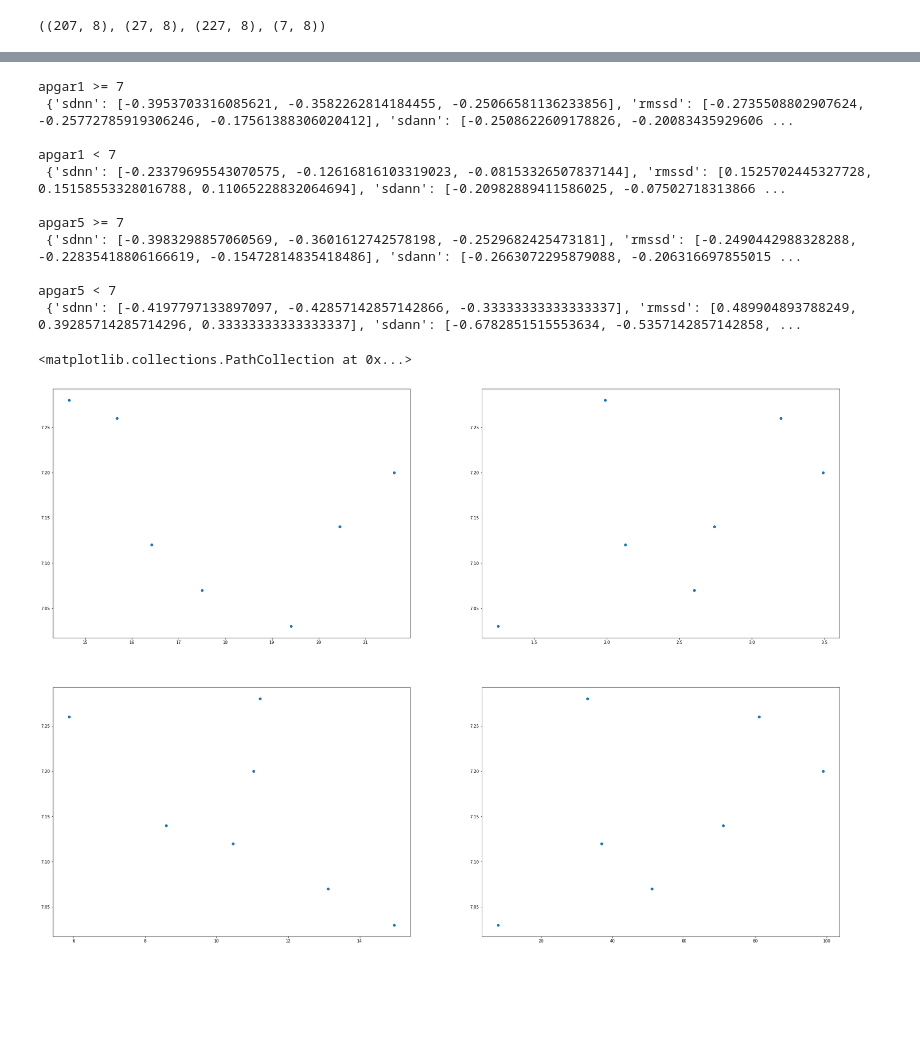
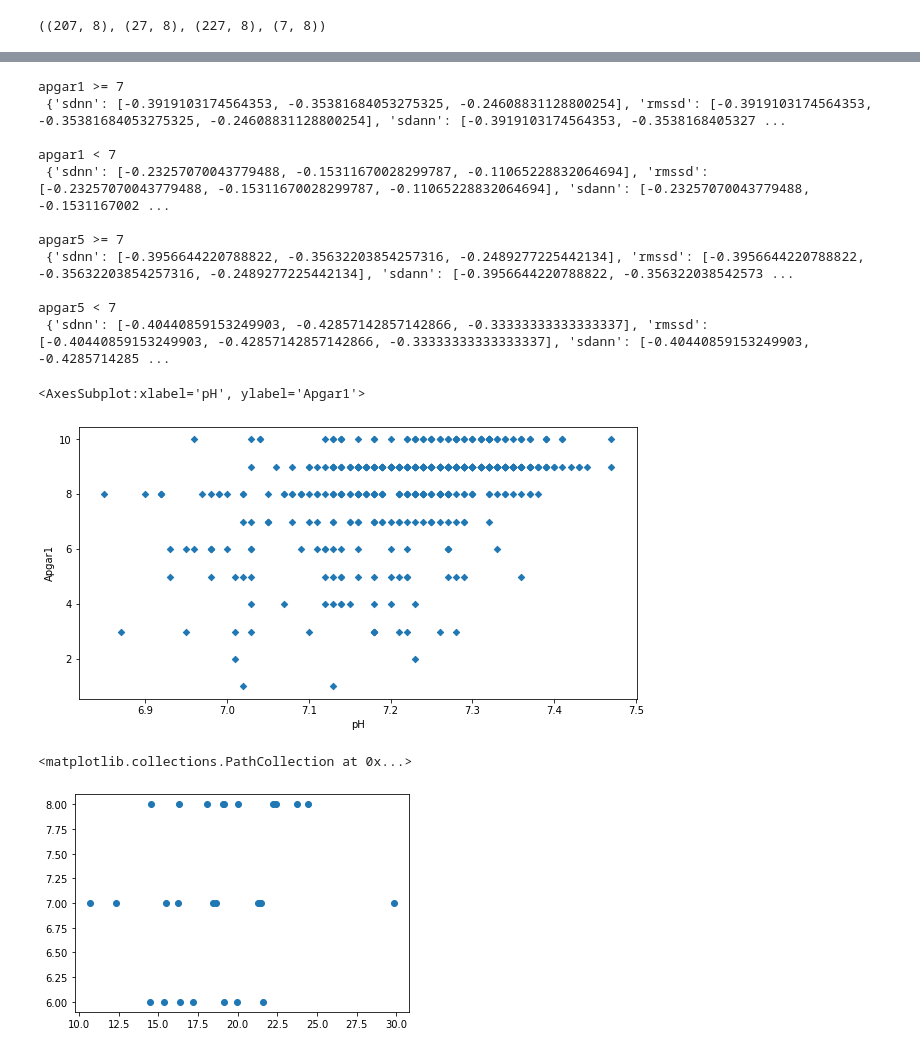
Before and after one commit to igeor/Cardiotocographic-Signal-Classification-based-on-Heart-Rate-Variability, a Jupyter notebook: analysis_4.ipynb, the cells around one changed output, grey strips where cells are left out. Drawn from its saved outputs; the diff is of its cells as text; code cells hidden in the pictures; blank space fills up the shorter version.

```diff
--- a/analysis_4.ipynb
+++ b/analysis_4.ipynb
@@ -304,25 +312,25 @@ ax[1][1].scatter([hrv_val['nn20'][0] for _, hrv_val in df1h_fin['HRV_res'].iteri
 from scipy.stats import pearsonr, spearmanr, kendalltau
 
 def get_correlation(df, column_name):
-    results = {'sdnn': [], 'rmssd': [], 'sdann': [], 'nn20': [], 'nn50': []}
+    results = {'sdnn': [], 'rmssd': [], 'sdann': [], 'nn20': []}
 
     for method_name in results.keys():
         results[method_name].append(
             pearsonr(
-                [hrv_val[method_name][0] for _, hrv_val in df['HRV_res'].iteritems()] ,
-                [hrv_val[column_name] for _, hrv_val in df['labels'].iteritems()]
+                [hrv_val[0] for _, hrv_val in df[method_name].iteritems()] ,
+                df['pH']
             )[0]
         )
         results[method_name].append(
             spearmanr(
-                [hrv_val[method_name][0] for _, hrv_val in df['HRV_res'].iteritems()] ,
-                [hrv_val[column_name] for _, hrv_val in df['labels'].iteritems()]
+                [hrv_val[0] for _, hrv_val in df[method_name].iteritems()] ,
+                df['pH']
             )[0]
         )
         results[method_name].append(
             kendalltau(
-                [hrv_val[method_name][0] for _, hrv_val in df['HRV_res'].iteritems()] ,
-                [hrv_val[column_name] for _, hrv_val in df['labels'].iteritems()]
+                [hrv_val[0] for _, hrv_val in df[method_name].iteritems()] ,
+                df['pH']
             )[0]
         )
     return results
@@ -333,22 +341,27 @@ print('apgar5 >= 7\n', get_correlation(df5h_fin, 'pH')); print()
 print('apgar5 < 7\n', get_correlation(df5u_fin, 'pH')); print()
 # %% [output]
 apgar1 >= 7
- {'sdnn': [-0.3953703316085621, -0.3582262814184455, -0.25066581136233856], 'rmssd': [-0.2735508802907624, -0.25772785919306246, -0.17561388306020412], 'sdann': [-0.2508622609178826, -0.20083435929606 ...
+ {'sdnn': [-0.3919103174564353, -0.35381684053275325, -0.24608831128800254], 'rmssd': [-0.3919103174564353, -0.35381684053275325, -0.24608831128800254], 'sdann': [-0.3919103174564353, -0.3538168405327 ...
 
 apgar1 < 7
- {'sdnn': [-0.23379695543070575, -0.12616816103319023, -0.08153326507837144], 'rmssd': [0.1525702445327728, 0.15158553328016788, 0.11065228832064694], 'sdann': [-0.20982889411586025, -0.07502718313866 ...
+ {'sdnn': [-0.23257070043779488, -0.15311670028299787, -0.11065228832064694], 'rmssd': [-0.23257070043779488, -0.15311670028299787, -0.11065228832064694], 'sdann': [-0.23257070043779488, -0.1531167002 ...
 
 apgar5 >= 7
- {'sdnn': [-0.3983298857060569, -0.3601612742578198, -0.2529682425473181], 'rmssd': [-0.2490442988328288, -0.22835418806166619, -0.15472814835418486], 'sdann': [-0.2663072295879088, -0.206316697855015 ...
+ {'sdnn': [-0.3956644220788822, -0.35632203854257316, -0.2489277225442134], 'rmssd': [-0.3956644220788822, -0.35632203854257316, -0.2489277225442134], 'sdann': [-0.3956644220788822, -0.356322038542573 ...
 
 apgar5 < 7
- {'sdnn': [-0.4197797133897097, -0.42857142857142866, -0.33333333333333337], 'rmssd': [0.489904893788249, 0.39285714285714296, 0.33333333333333337], 'sdann': [-0.6782851515553634, -0.5357142857142858, ...
+ {'sdnn': [-0.40440859153249903, -0.42857142857142866, -0.33333333333333337], 'rmssd': [-0.40440859153249903, -0.42857142857142866, -0.33333333333333337], 'sdann': [-0.40440859153249903, -0.4285714285 ...
-# %%
-fig,ax = plt.subplots(2,2, figsize=(35,25))
-ax[0][0].scatter([hrv_val['sdnn'][0] for _, hrv_val in df5u_fin['HRV_res'].iteritems()] , [hrv_val['pH'] for _, hrv_val in df5u_fin['labels'].iteritems()])
-ax[0][1].scatter([hrv_val['rmssd'][0] for _, hrv_val in df5u_fin['HRV_res'].iteritems()] , [hrv_val['pH'] for _, hrv_val in df5u_fin['labels'].iteritems()])
-ax[1][0].scatter([hrv_val['sdann'][0] for _, hrv_val in df5u_fin['HRV_res'].iteritems()] , [hrv_val['pH'] for _, hrv_val in df5u_fin['labels'].iteritems()])
-ax[1][1].scatter([hrv_val['nn20'][0] for _, hrv_val in df5u_fin['HRV_res'].iteritems()] , [hrv_val['pH'] for _, hrv_val in df5u_fin['labels'].iteritems()])
-# %% [output]
-<matplotlib.collections.PathCollection at 0x...>
-[figure, removed]
+# %%
+df.plot('pH', 'Apgar1', 'scatter', figsize=(10,5), marker='D')
+# %% [output]
+<AxesSubplot:xlabel='pH', ylabel='Apgar1'>
+[figure, added]
+# %%
+#df1h_fin.plot('pH', 'Apgar1', 'scatter', figsize=(10,5), marker='D')
+plt.scatter(
+    [ value[0] for value in df1u_fin['sdnn'] ] ,
+    df1u_fin['Apgar5']
+)
+# %% [output]
+<matplotlib.collections.PathCollection at 0x...>
+[figure, added]
```
Also changed, not shown: parts of 8 cells of this notebook, 8 other files.
